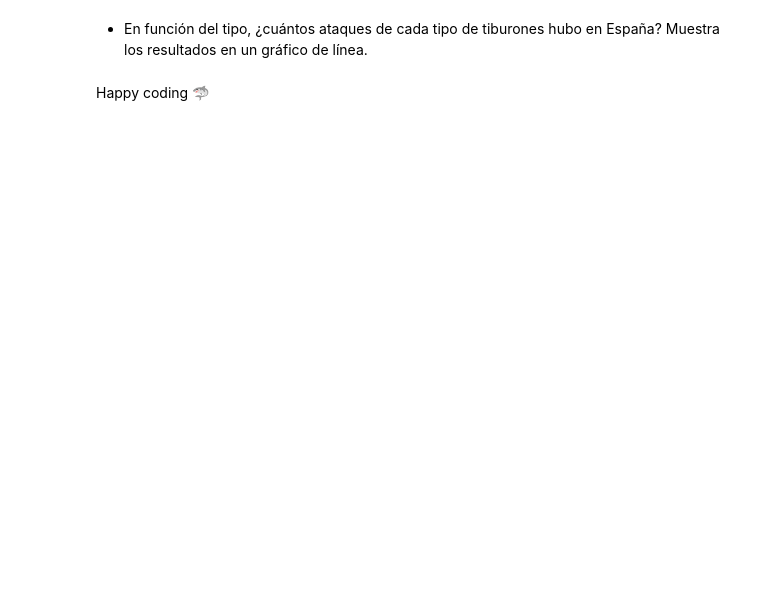
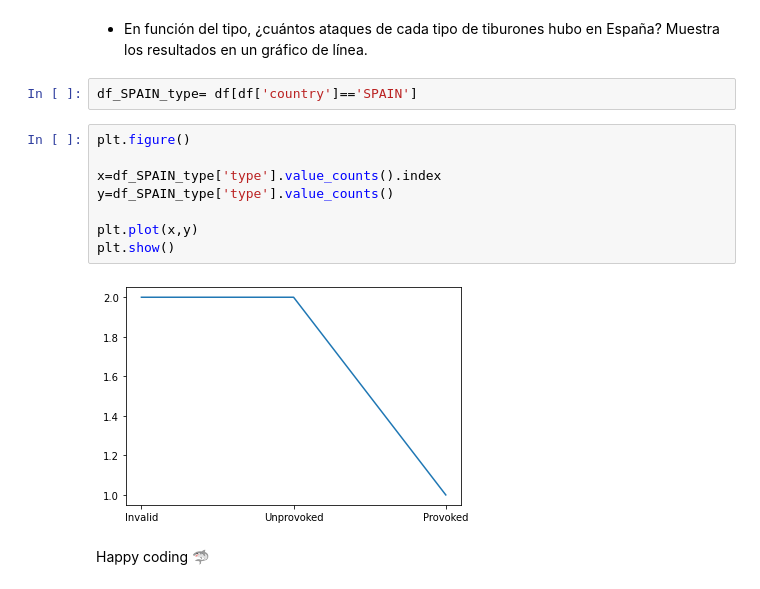
Before and after one commit to Adalab/DA-Stadistics-y-Visualizacion-Matlab-and-Seaborn-, a Jupyter notebook: visualizacion/pairprog-visualizacion-visualizacion1_matplotlib.ipynb, the cells around one changed output. Drawn from its saved outputs; the diff is of its cells as text; blank space fills up the shorter version.

```diff
--- a/visualizacion/pairprog-visualizacion-visualizacion1_matplotlib.ipynb
+++ b/visualizacion/pairprog-visualizacion-visualizacion1_matplotlib.ipynb
@@ -198,4 +266,16 @@ plt.show()
 # %% [markdown]
 - En función del tipo, ¿cuántos ataques de cada tipo de tiburones hubo en España? Muestra los resultados en un gráfico de línea.
+# %%
+df_SPAIN_type= df[df['country']=='SPAIN']
+# %%
+plt.figure()
+
+x=df_SPAIN_type['type'].value_counts().index
+y=df_SPAIN_type['type'].value_counts()
+
+plt.plot(x,y)
+plt.show()
+# %% [output]
+[figure, added]
 # %% [markdown]
 Happy coding 🦈
```
Also changed, not shown: parts of 10 cells of this notebook.
